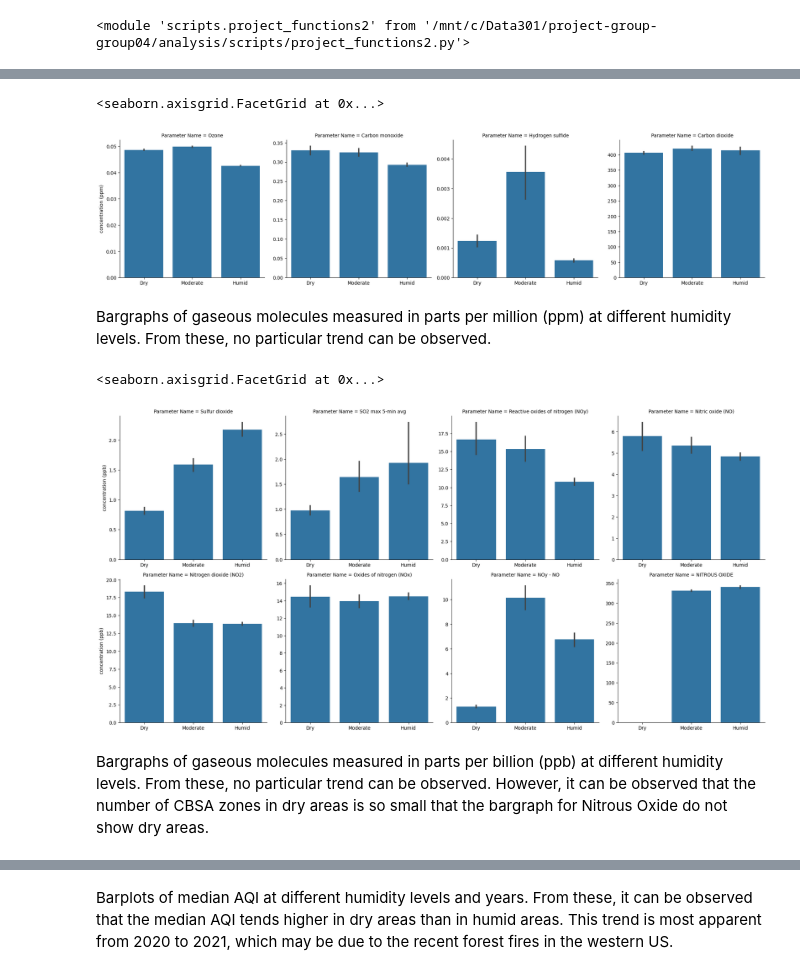
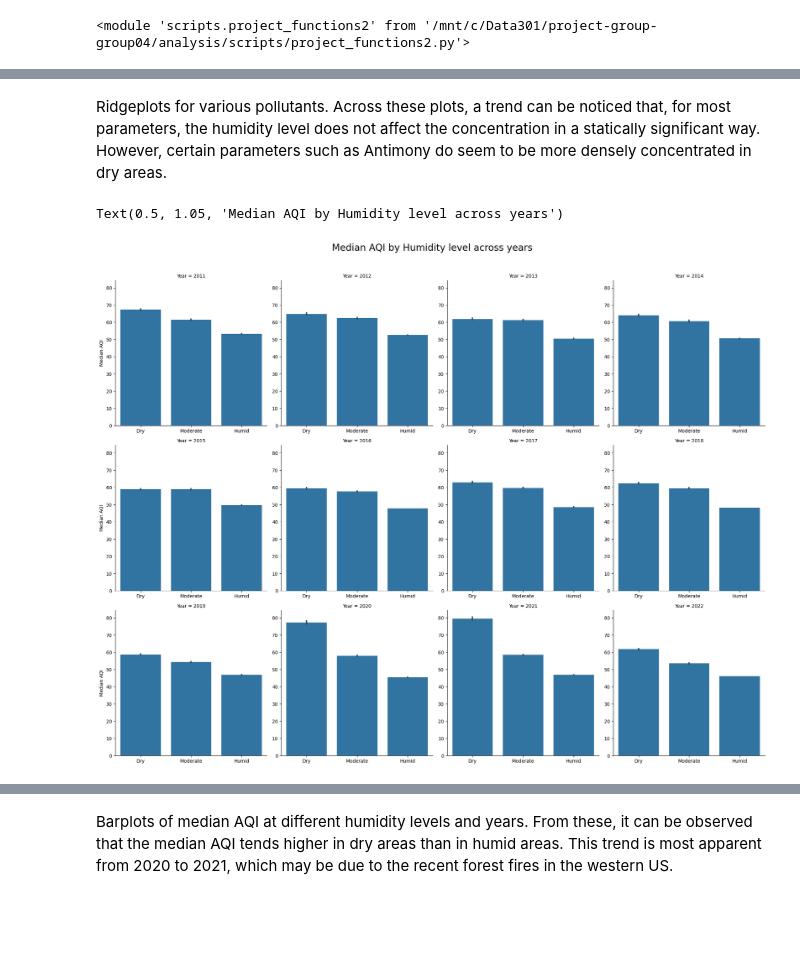
Before and after one commit to ubco-W2022T2-data301/project-group-group04, a Jupyter notebook: analysis/analysis2.ipynb, the cells around one changed output, grey strips where cells are left out. Cells and saved outputs as stored; diff of their text form; code cells hidden in the pictures; blank space fills up the shorter version.

Commit message:
responded to feedback (altered graphs & insights)

```diff
--- a/analysis/analysis2.ipynb
+++ b/analysis/analysis2.ipynb
@@ -65,16 +147,9 @@ Right CRS: EPSG:4326
+# %% [markdown]
+Ridgeplots for various pollutants. Across these plots, a trend can be noticed that, for most parameters, the humidity level does not affect the concentration in a statically significant way. However, certain parameters such as Antimony do seem to be more densely concentrated in dry areas.
 # %%
-df = pf.wrangling(parameter=["Ozone", "Carbon monoxide", "Carbon dioxide", "Hydrogen sulfide"])
-sns.FacetGrid(df, col="Parameter Name", height=5, aspect=1,sharey=None, col_wrap=4,sharex=None).map_dataframe(sns.barplot, y = "Arithmetic Mean", x = "Dryness", order= ["Dry", "Moderate", "Humid"]).set_axis_labels("", "concentration (ppm)")
+df = pf.wrangling()
+plot = sns.FacetGrid(df, col="Year", height=5, aspect=1,sharey="all", col_wrap=4,sharex=None).map_dataframe(sns.barplot, y = "Median AQI", x = "Dryness", order= ["Dry", "Moderate", "Humid"]).set_axis_labels("", "Median AQI")
+plot.fig.suptitle("Median AQI by Humidity level across years", fontsize=20, y=1.05)
 # %% [output]
-<seaborn.axisgrid.FacetGrid at 0x...>
+Text(0.5, 1.05, 'Median AQI by Humidity level across years')
-[figure, old version]
+[figure, new version]
-# %% [markdown]
-Bargraphs of gaseous molecules measured in parts per million (ppm) at different humidity levels. From these, no particular trend can be observed.
-# %%
-df = pf.wrangling(col="Units of Measure", parameter=["Parts per billion"])
-sns.FacetGrid(df, col="Parameter Name", height=5, aspect=1,sharey=None, col_wrap=4,sharex=None).map_dataframe(sns.barplot, y = "Arithmetic Mean", x = "Dryness", order= ["Dry", "Moderate", "Humid"]).set_axis_labels("", "concentration (ppb)")
-# %% [output]
-<seaborn.axisgrid.FacetGrid at 0x...>
-[figure, removed]
-# %% [markdown]
-Bargraphs of gaseous molecules measured in parts per billion (ppb) at different humidity levels. From these, no particular trend can be observed. However, it can be observed that the number of CBSA zones in dry areas is so small that the bargraph for Nitrous Oxide do not show dry areas.
```
Also changed, not shown: parts of 23 cells of this notebook, 1 other file.
